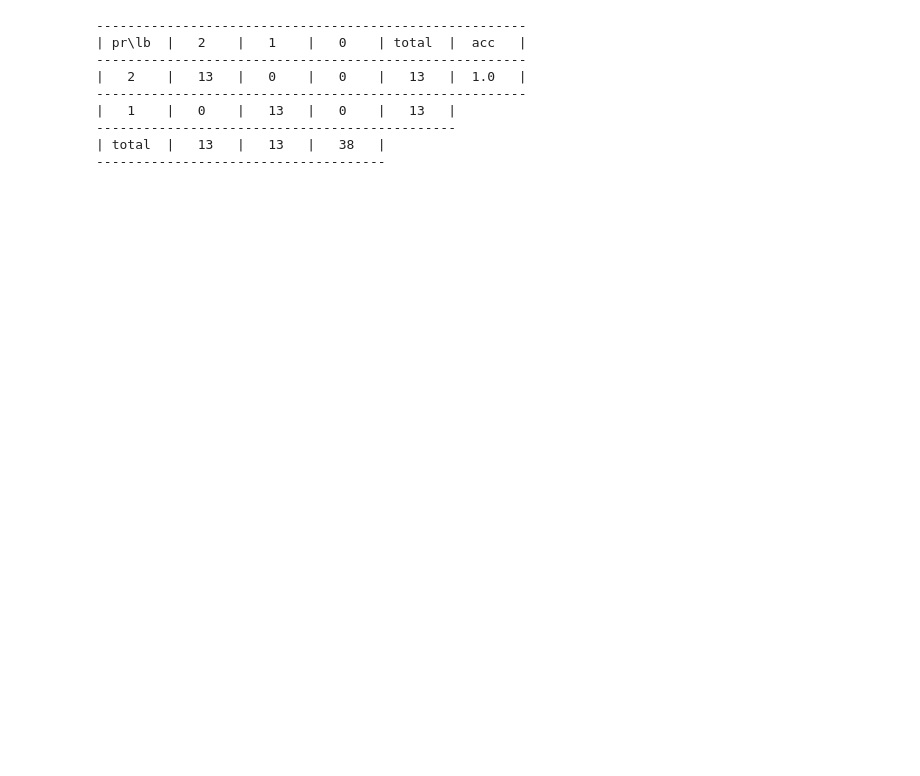
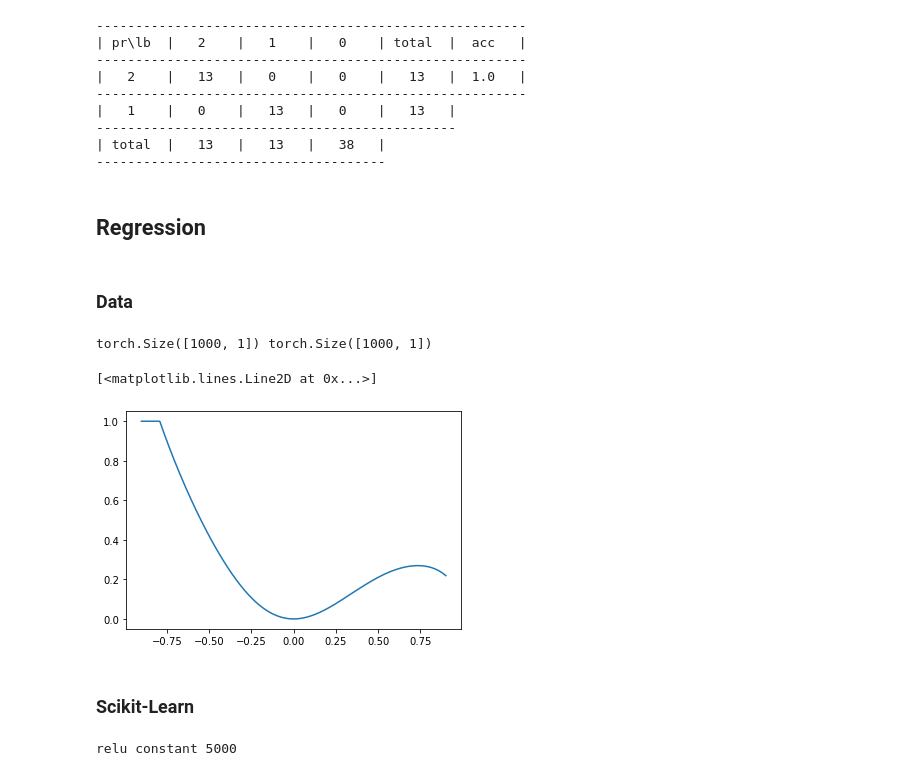
Before and after one commit to MartaVallejo/MachineLearning, a Jupyter notebook: ArtificialNeuralNetwork.ipynb, the cells around one changed output. Saved outputs shown, nothing was run; the diff lists cells and outputs as text; code cells hidden in the pictures; blank space fills up the shorter version.

Commit message:
ADD regression to notebook ann

```diff
--- a/ArtificialNeuralNetwork.ipynb
+++ b/ArtificialNeuralNetwork.ipynb
@@ -112,3 +122,22 @@ compare_class(predicted, y_test)
 ----------------------------------------------
 | total  |   13   |   13   |   38   |
 -------------------------------------
+# %% [markdown]
+## Regression
+# %% [markdown]
+### Data
+# %%
+def f_target(x):
+    return torch.max(torch.min((torch.acos(x) * x.pow(2) / (1+torch.tanh(x**2))),
+                               torch.scalar_tensor(1)),
+                     torch.scalar_tensor(0))
+X = torch.unsqueeze(torch.linspace(-0.9, 0.9, 1000), dim=1)
+y = f_target(X)
+print(X.shape, y.shape)
+plt.plot(X, y)
+# %% [output]
+torch.Size([1000, 1]) torch.Size([1000, 1])
+[<matplotlib.lines.Line2D at 0x...>]
+[figure, added]
+# %% [markdown]
+### Scikit-Learn
@@ -114,0 +149,4 @@ compare_class(predicted, y_test)
+# %%
+print(ann.activation, ann.learning_rate, ann.hidden_layer_sizes)
+# %% [output]
+relu constant 5000
```
Also changed, not shown: parts of 17 cells of this notebook.
